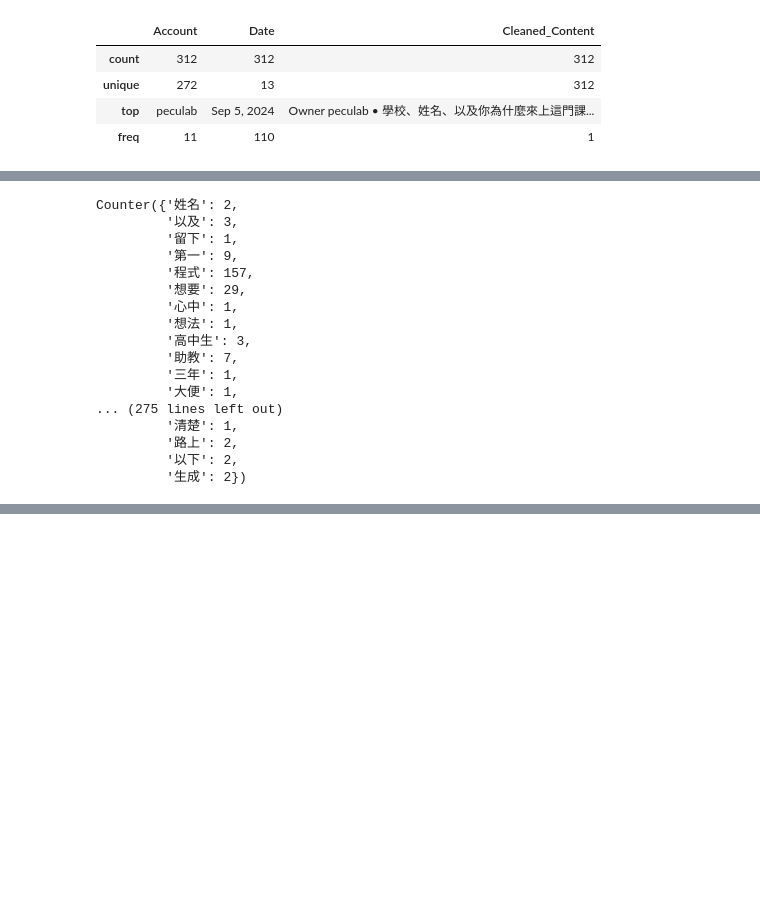
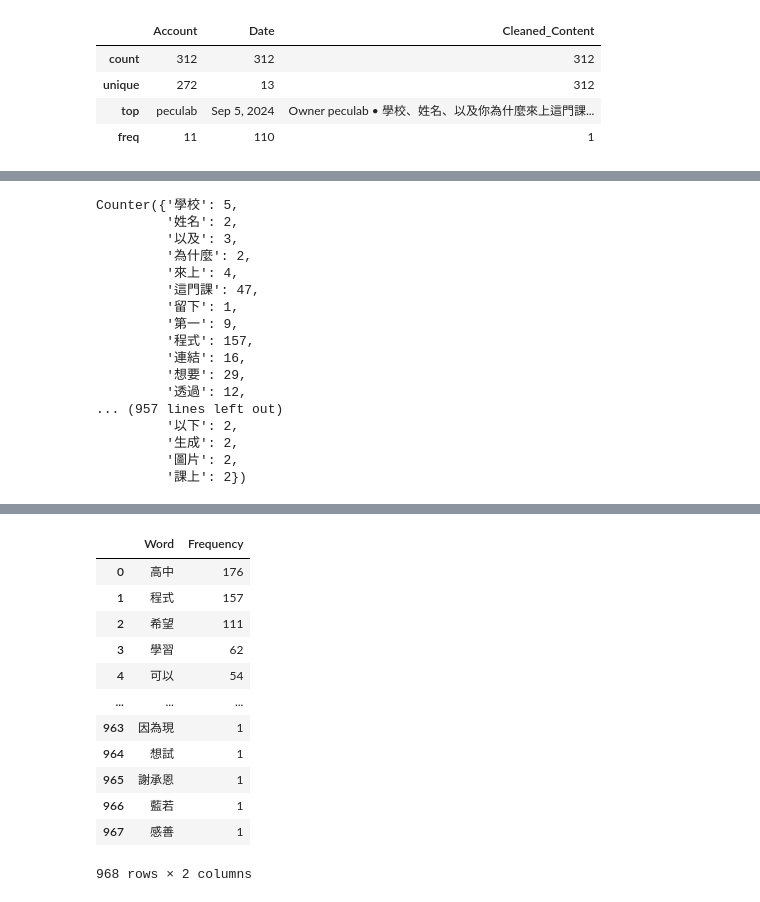
Before and after one commit to peculab/PythonAI4Beginners, a Jupyter notebook: 第十三週_文字分類_Part1.ipynb, the cells around one changed output, grey strips where cells are left out. Saved outputs shown, nothing was run; the diff lists cells and outputs as text; code cells hidden in the pictures; blank space fills up the shorter version.

```diff
--- a/第十三週_文字分類_Part1.ipynb
+++ b/第十三週_文字分類_Part1.ipynb
@@ -69,7 +78,7 @@ def extract_chinese(text):
 df['Chinese_Content'] = df['Cleaned_Content'].apply(extract_chinese)
 
 # 使用 Jieba 斷詞
-df['Tokenized'] = df['Chinese_Content'].apply(lambda x: list(jieba.cut(x, HMM=False)))
+df['Tokenized'] = df['Chinese_Content'].apply(lambda x: list(jieba.cut(x, HMM=True)))
 
 # 展平成所有詞語的列表
 all_words = [word for tokens in df['Tokenized'] for word in tokens if len(word) > 1]
@@ -77,23 +120,23 @@ all_words = [word for tokens in df['Tokenized'] for word in tokens if len(word)
 word_counts = Counter(all_words)
 word_counts
 # %% [output]
-Counter({'姓名': 2,
+Counter({'學校': 5,
+         '姓名': 2,
          '以及': 3,
+         '為什麼': 2,
+         '來上': 4,
+         '這門課': 47,
          '留下': 1,
          '第一': 9,
          '程式': 157,
+         '連結': 16,
          '想要': 29,
-         '心中': 1,
-         '想法': 1,
-         '高中生': 3,
-         '助教': 7,
-         '三年': 1,
-         '大便': 1,
-... (275 lines left out)
-         '清楚': 1,
-         '路上': 2,
+         '透過': 12,
+... (957 lines left out)
          '以下': 2,
-         '生成': 2})
+         '生成': 2,
+         '圖片': 2,
+         '課上': 2})
 # %%
 # 排除停用詞（這裡提供一個簡單的停用詞列表，可根據需要擴展）
 stop_words = set(['所以', '好', '因為', '大家', '的', '是', '了', '我', '也', '在', '和', '就', '不', '有', '他', '她', '你', '我們', '這個'])
@@ -120,6 +163,22 @@ fig.update_layout(
 fig.show()
 # %% [output]
 [interactive output not drawn]
+# %%
+word_freq_df
+# %% [output]
+|  | Word | Frequency |
+| 0 | 高中 | 176 |
+| 1 | 程式 | 157 |
+| 2 | 希望 | 111 |
+| 3 | 學習 | 62 |
+| 4 | 可以 | 54 |
+| ... | ... | ... |
+| 963 | 因為現 | 1 |
+| 964 | 想試 | 1 |
+| 965 | 謝承恩 | 1 |
+| 966 | 藍若 | 1 |
+| 967 | 感善 | 1 |
+968 rows × 2 columns
 # %%
 !apt-get update -qq
 !apt-get install -y fonts-wqy-zenhei
```
Also changed, not shown: parts of 5 cells of this notebook.
